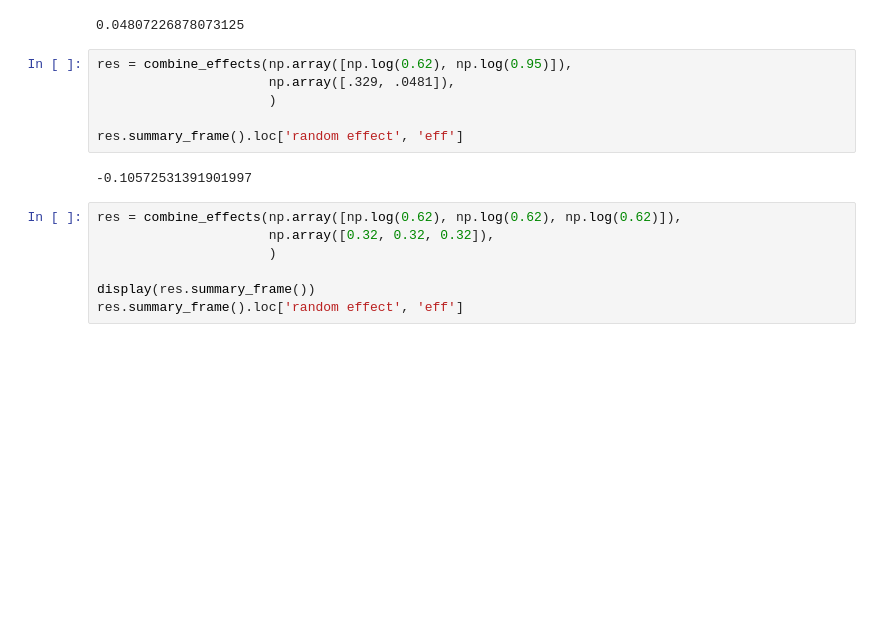
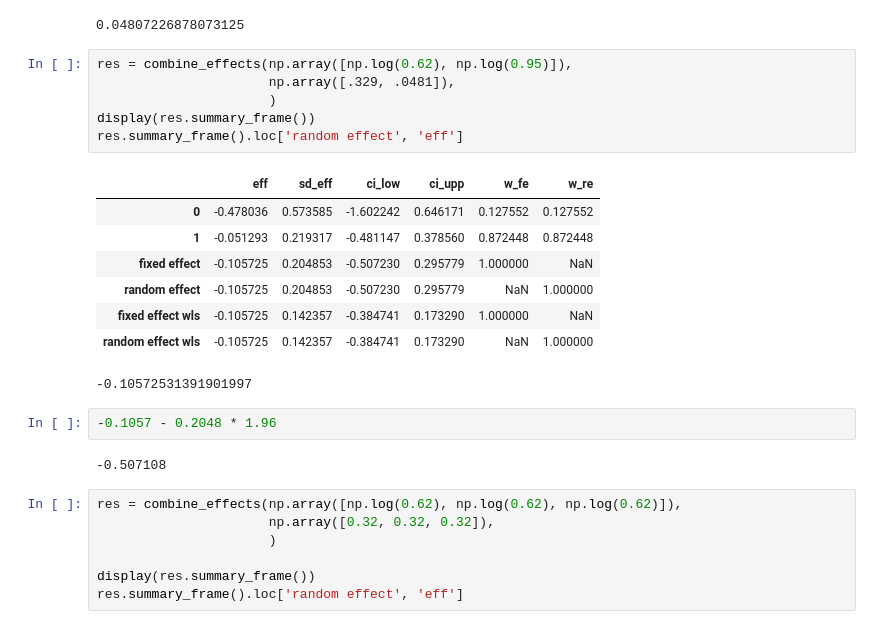
Before and after one commit to tliu526/psm-leakage, a Jupyter notebook: psm_leakage_random_effects.ipynb, the cells around one changed output. Cells and saved outputs as stored; diff of their text form; blank space fills up the shorter version.

```diff
--- a/psm_leakage_random_effects.ipynb
+++ b/psm_leakage_random_effects.ipynb
@@ -353,11 +450,22 @@ compute_rr_log_var(0.95, 1.46)
 # %%
 res = combine_effects(np.array([np.log(0.62), np.log(0.95)]),
                       np.array([.329, .0481]),
                       )
-
+display(res.summary_frame())
 res.summary_frame().loc['random effect', 'eff']
 # %% [output]
+|  | eff | sd_eff | ci_low | ci_upp | w_fe | w_re |
+| 0 | -0.478036 | 0.573585 | -1.602242 | 0.646171 | 0.127552 | 0.127552 |
+| 1 | -0.051293 | 0.219317 | -0.481147 | 0.378560 | 0.872448 | 0.872448 |
+| fixed effect | -0.105725 | 0.204853 | -0.507230 | 0.295779 | 1.000000 | NaN |
+| random effect | -0.105725 | 0.204853 | -0.507230 | 0.295779 | NaN | 1.000000 |
+| fixed effect wls | -0.105725 | 0.142357 | -0.384741 | 0.173290 | 1.000000 | NaN |
+| random effect wls | -0.105725 | 0.142357 | -0.384741 | 0.173290 | NaN | 1.000000 |
 -0.10572531391901997
+# %%
+-0.1057 - 0.2048 * 1.96
+# %% [output]
+-0.507108
 # %%
 res = combine_effects(np.array([np.log(0.62), np.log(0.62), np.log(0.62)]),
                       np.array([0.32, 0.32, 0.32]),
```
Also changed, not shown: parts of 4 cells of this notebook, 1 other file.
